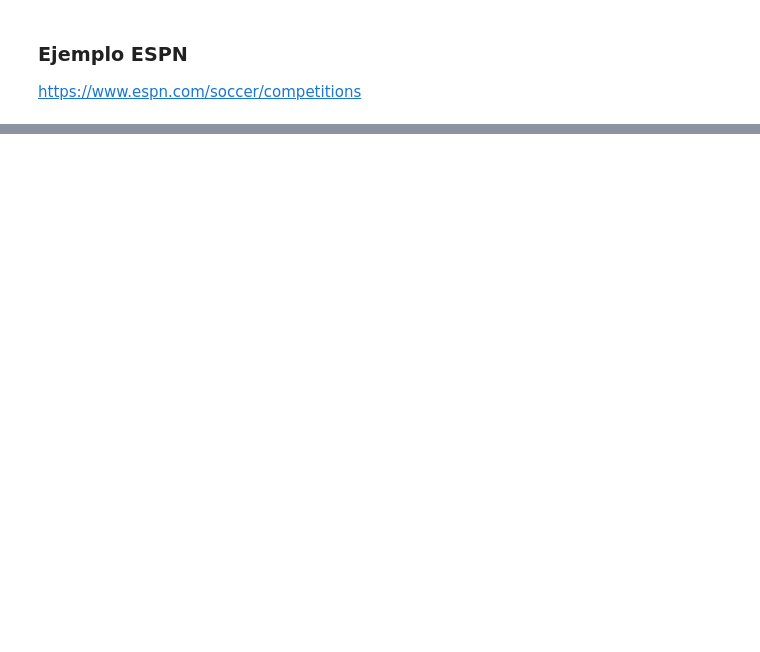
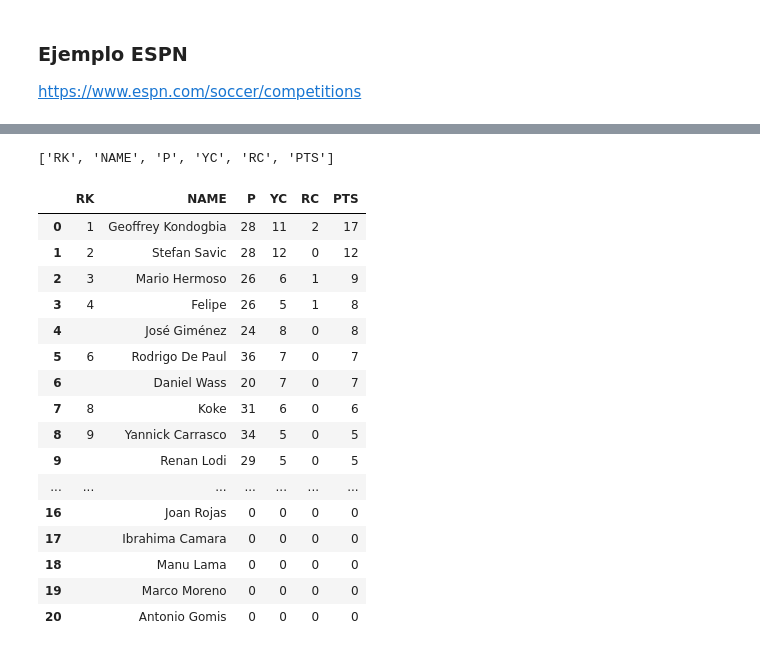
Before and after one commit to Ironhack-Data-Madrid-Mayo-2022/apuntes_clase, a Jupyter notebook: semana_4/3.1 - Web Scraping (selenium).ipynb, the cells around one changed output, grey strips where cells are left out. Drawn from its saved outputs; the diff is of its cells as text; code cells hidden in the pictures; blank space fills up the shorter version.

```diff
--- a/semana_4/3.1 - Web Scraping (selenium).ipynb
+++ b/semana_4/3.1 - Web Scraping (selenium).ipynb
@@ -97,0 +210,4 @@ https://www.espn.com/soccer/competitions
+# %%
+driver=webdriver.Chrome(PATH)
+
+driver.get(url)
@@ -97,0 +248,21 @@ https://www.espn.com/soccer/competitions
+# %%
+tabla=driver.find_element_by_tag_name('tbody')
+
+filas=tabla.find_elements_by_tag_name('tr')
+
+data=[]
+
+
+for f in filas:
+
+    elementos=f.find_elements_by_tag_name('td')
+
+    tmp=[]
+
+    for e in elementos:
+
+        tmp.append(e.text)
+
+    data.append(tmp)
+
+data
@@ -97,0 +287,4 @@ https://www.espn.com/soccer/competitions
+# %%
+data=[[e.text for e in f.find_elements_by_tag_name('td')] for f in tabla.find_elements_by_tag_name('tr')]
+
+data
@@ -97,0 +309,32 @@ https://www.espn.com/soccer/competitions
+# %%
+cabeceras=driver.find_element_by_tag_name('thead')
+
+cabeceras=[c.text for c in cabeceras.find_elements_by_tag_name('th')]
+
+cabeceras
+# %% [output]
+['RK', 'NAME', 'P', 'YC', 'RC', 'PTS']
+# %%
+import pandas as pd
+
+df=pd.DataFrame(data, columns=cabeceras)
+
+df
+# %% [output]
+|  | RK | NAME | P | YC | RC | PTS |
+| 0 | 1 | Geoffrey Kondogbia | 28 | 11 | 2 | 17 |
+| 1 | 2 | Stefan Savic | 28 | 12 | 0 | 12 |
+| 2 | 3 | Mario Hermoso | 26 | 6 | 1 | 9 |
+| 3 | 4 | Felipe | 26 | 5 | 1 | 8 |
+| 4 |  | José Giménez | 24 | 8 | 0 | 8 |
+| 5 | 6 | Rodrigo De Paul | 36 | 7 | 0 | 7 |
+| 6 |  | Daniel Wass | 20 | 7 | 0 | 7 |
+| 7 | 8 | Koke | 31 | 6 | 0 | 6 |
+| 8 | 9 | Yannick Carrasco | 34 | 5 | 0 | 5 |
+| 9 |  | Renan Lodi | 29 | 5 | 0 | 5 |
+| ... | ... | ... | ... | ... | ... | ... |
+| 16 |  | Joan Rojas | 0 | 0 | 0 | 0 |
+| 17 |  | Ibrahima Camara | 0 | 0 | 0 | 0 |
+| 18 |  | Manu Lama | 0 | 0 | 0 | 0 |
+| 19 |  | Marco Moreno | 0 | 0 | 0 | 0 |
+| 20 |  | Antonio Gomis | 0 | 0 | 0 | 0 |
```
Also changed, not shown: parts of 27 cells of this notebook, 2 other files.
